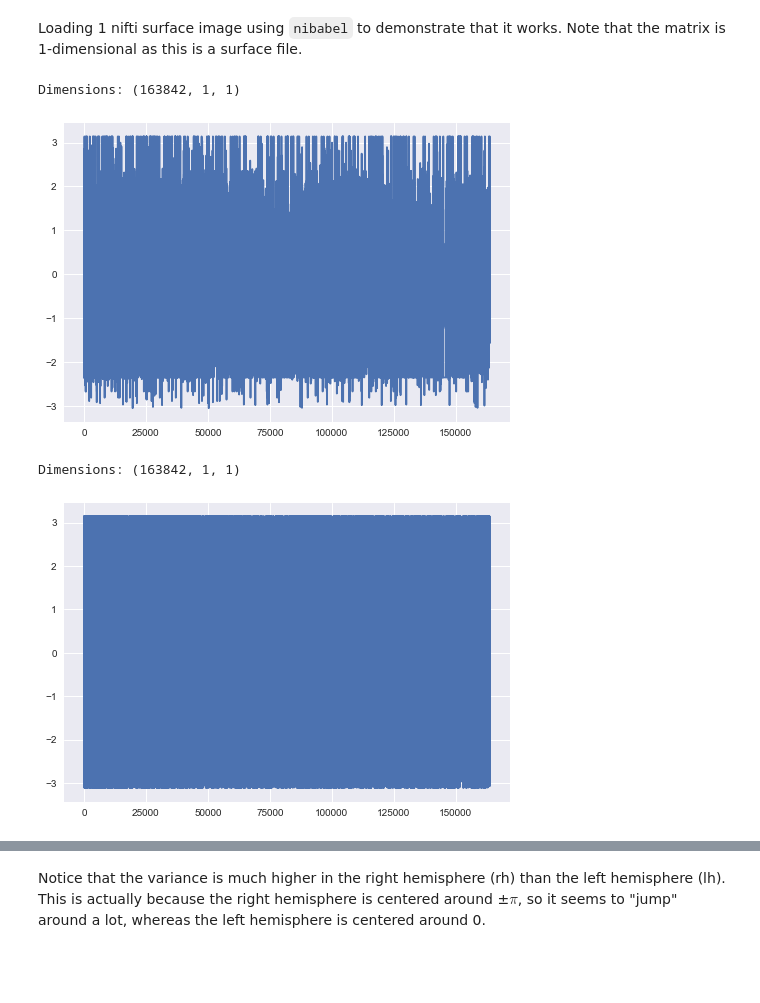
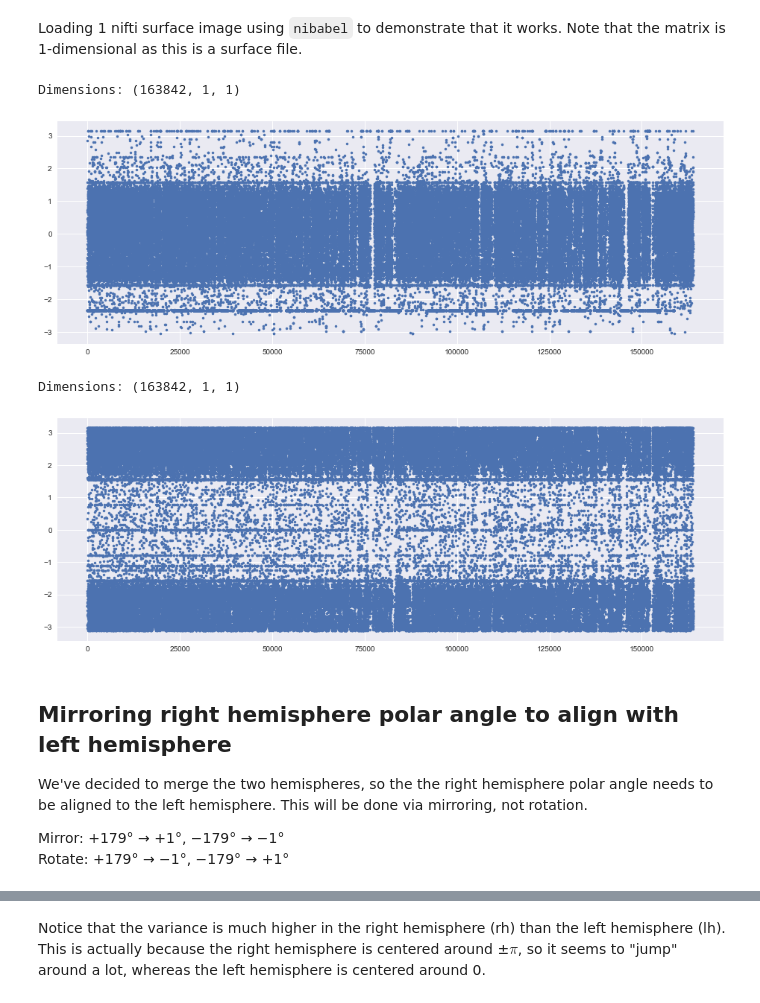
Before and after one commit to gkaguirrelab/extremeRetinotopy, a Jupyter notebook: fsAverage.ipynb, the cells around one changed output, grey strips where cells are left out. Cells and saved outputs as stored; diff of their text form; code cells hidden in the pictures; blank space fills up the shorter version.

Commit message:
[ENH] Add more investigation of 135° data

```diff
--- a/fsAverage.ipynb
+++ b/fsAverage.ipynb
@@ -21,18 +21,27 @@ Loading 1 nifti surface image using `nibabel` to demonstrate that it works. Note
 # %%
 lh_pol = nib.load(R2590_FILE_PATH)
 print 'Dimensions:', lh_pol.shape
 lh_pol_data = lh_pol.get_data()
 
-plt.plot(lh_pol_data.flatten());
+plt.figure(figsize=(16.0, 5.5))
+plt.plot(lh_pol_data.flatten(), '.');
 # %% [output]
 Dimensions: (163842, 1, 1)
-[figure, old version]
+[figure, new version]
 # %%
 rh_pol = nib.load('YORK_processing/R2590/pRFs/rh.pol.sym.nii.gz')
 print 'Dimensions:', rh_pol.shape
 rh_pol_data = rh_pol.get_data()
 
-plt.plot(rh_pol_data.flatten());
+plt.figure(figsize=(16.0, 5.5))
+plt.plot(rh_pol_data.flatten(), '.');
 # %% [output]
 Dimensions: (163842, 1, 1)
-[figure, old version]
+[figure, new version]
+# %% [markdown]
+## Mirroring right hemisphere polar angle to align with left hemisphere
+
+We've decided to merge the two hemispheres, so the the right hemisphere polar angle needs to be aligned to the left hemisphere. This will be done via mirroring, not rotation.
+
+Mirror: +179° → +1°, −179° → −1°
+Rotate: +179° → −1°, −179° → +1°
```
Also changed, not shown: parts of 4 cells of this notebook.
